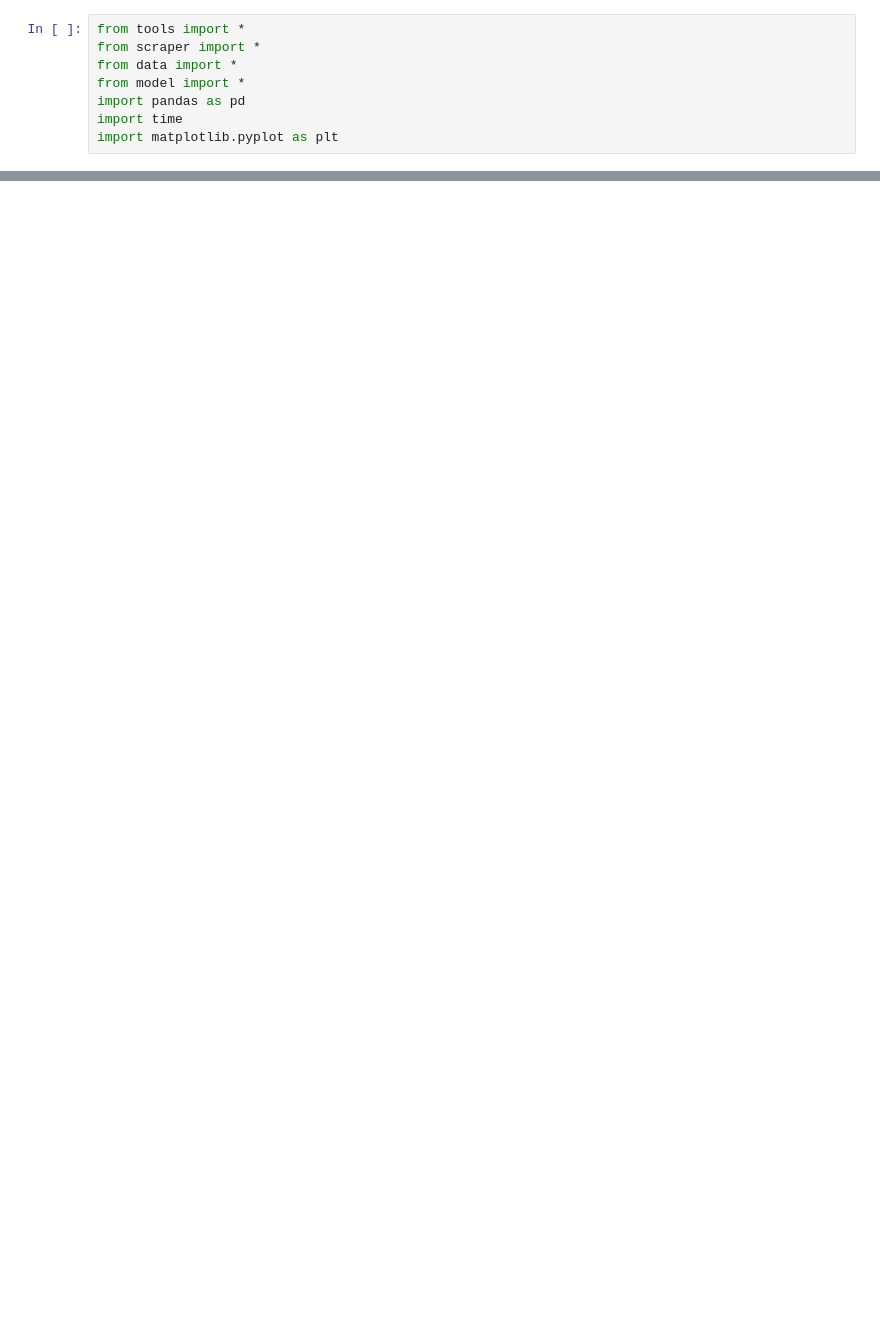
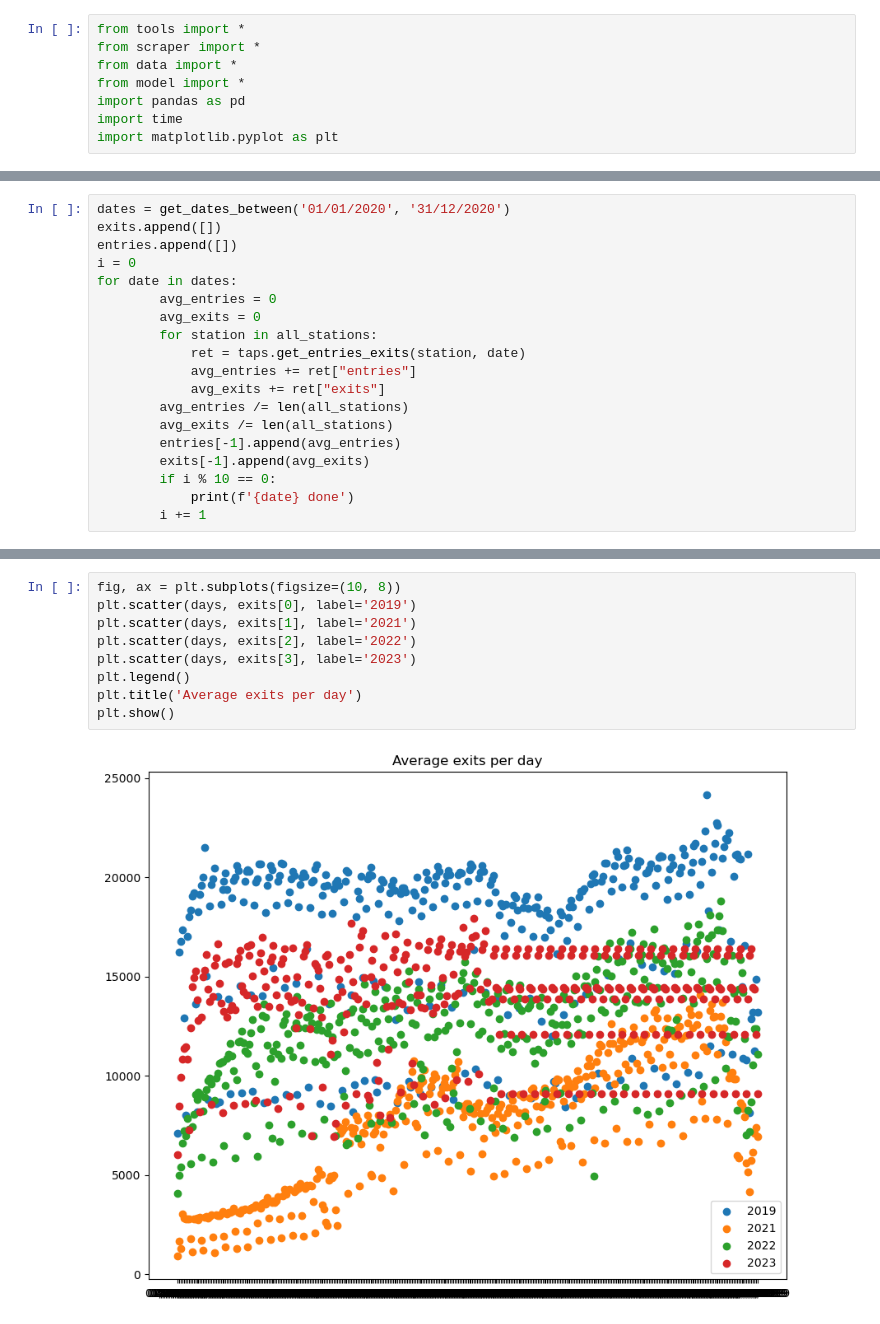
Before and after one commit to Hookander/London-Underground-research, a Jupyter notebook: np.ipynb, the cells around one changed output, grey strips where cells are left out. Saved outputs shown, nothing was run; the diff lists cells and outputs as text; blank space fills up the shorter version.

```diff
--- a/np.ipynb
+++ b/np.ipynb
@@ -60,0 +112,19 @@ print(taps.get_entries_exits('Queensway', '10/01/2022'))
+# %%
+dates = get_dates_between('01/01/2020', '31/12/2020')
+exits.append([])
+entries.append([])
+i = 0
+for date in dates:
+        avg_entries = 0
+        avg_exits = 0
+        for station in all_stations:
+            ret = taps.get_entries_exits(station, date)
+            avg_entries += ret["entries"]
+            avg_exits += ret["exits"]
+        avg_entries /= len(all_stations)
+        avg_exits /= len(all_stations)
+        entries[-1].append(avg_entries)
+        exits[-1].append(avg_exits)
+        if i % 10 == 0:
+            print(f'{date} done')
+        i += 1
@@ -60,0 +148,11 @@ print(taps.get_entries_exits('Queensway', '10/01/2022'))
+# %%
+fig, ax = plt.subplots(figsize=(10, 8))
+plt.scatter(days, exits[0], label='2019')
+plt.scatter(days, exits[1], label='2021')
+plt.scatter(days, exits[2], label='2022')
+plt.scatter(days, exits[3], label='2023')
+plt.legend()
+plt.title('Average exits per day')
+plt.show()
+# %% [output]
+[figure, added]
```
Also changed, not shown: parts of 14 cells of this notebook, 11 other files.
